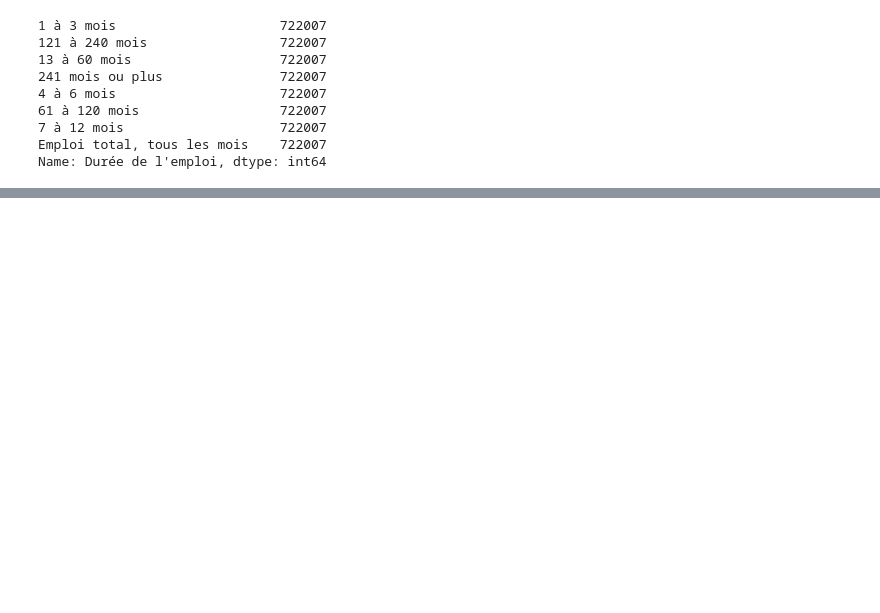
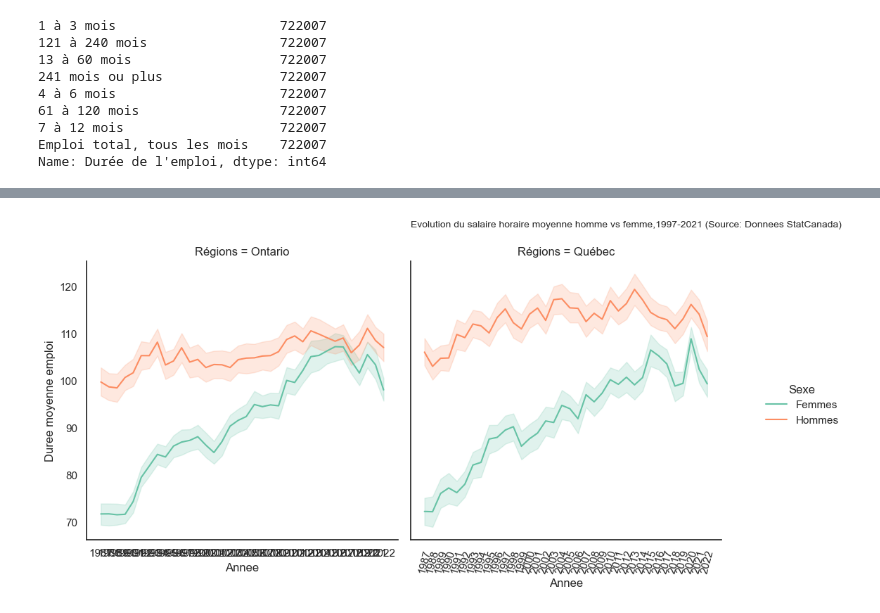
Before and after one commit to marciosdn/projet_77, a Jupyter notebook: AED durée emploi.ipynb, the cells around one changed output, grey strips where cells are left out. Cells and saved outputs as stored; diff of their text form; code cells hidden in the pictures; blank space fills up the shorter version.

```diff
--- a/AED durée emploi.ipynb
+++ b/AED durée emploi.ipynb
@@ -290,0 +462,18 @@ Name: Durée de l'emploi, dtype: int64
+# %%
+filtre_sexe_Ont_Qc=(df_duree_emploi['Sexe'].isin(['Femmes','Hommes'])) & (df_duree_emploi['Régions'].isin(['Ontario','Québec']))
+sns.relplot(data=df_duree_emploi[filtre_sexe_Ont_Qc],
+             x="Annee",
+             y='Duree moyenne emploi',
+             hue='Sexe',
+             col='Régions',
+             kind='line',
+             #markers=True,
+            dashes=True
+
+            )
+plt.title(label='Evolution du salaire horaire moyenne homme vs femme,1997-2021 (Source: Donnees StatCanada)',
+          fontdict={'fontsize':10}, loc='left',y=1.1)
+plt.xticks(rotation=75)
+plt.show()
+# %% [output]
+[figure, added]
```
Also changed, not shown: parts of 45 cells of this notebook.
